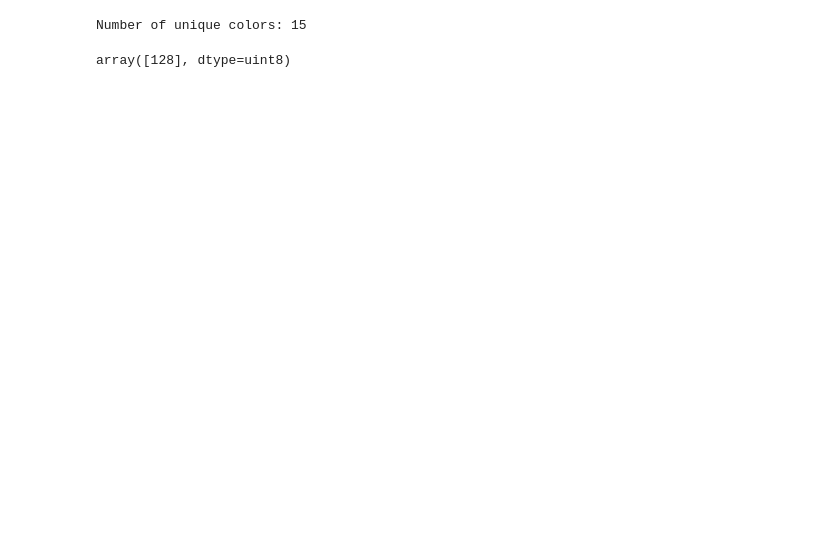
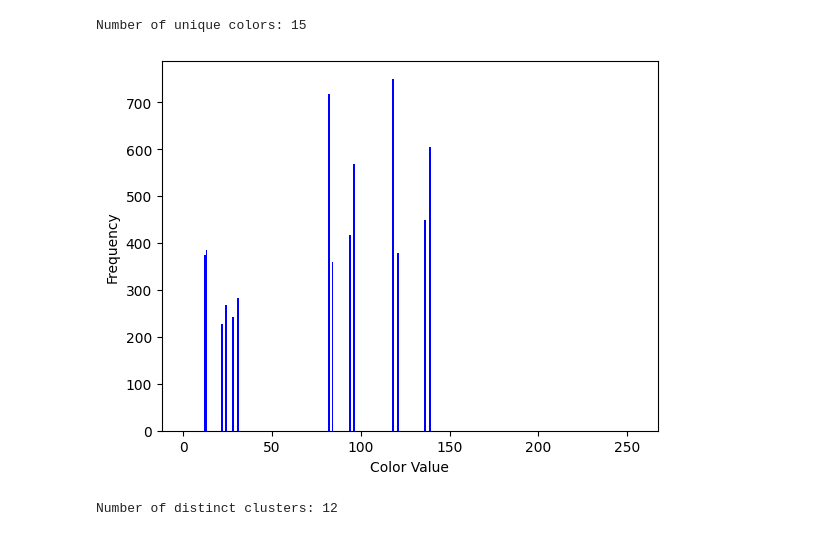
Before and after one commit to DeiricSean/FibreAnalysis, a Jupyter notebook: ImageCreation/temp_image_processing.ipynb, the cells around one changed output. Saved outputs shown, nothing was run; the diff lists cells and outputs as text; code cells hidden in the pictures; blank space fills up the shorter version.

```diff
--- a/ImageCreation/temp_image_processing.ipynb
+++ b/ImageCreation/temp_image_processing.ipynb
@@ -50,6 +66,29 @@ print(f"Number of unique colors: {num_unique_colors}")
 # %% [output]
 Number of unique colors: 15
-# %%
-obj_ids
-# %% [output]
-array([128], dtype=uint8)
+# %%
+colors = mask.flatten()
+histogram, bins = np.histogram(colors, bins=np.arange(1, 256))
+plt.bar(bins[:-1], histogram, width=1, color='blue')
+plt.xlabel('Color Value')
+plt.ylabel('Frequency')
+plt.show()
+# %% [output]
+[figure, added]
+# %%
+from sklearn.cluster import KMeans
+
+# Reshape the flattened color array to column vector
+X = colors.reshape(-1, 1)
+
+# Apply K-means clustering with the desired number of clusters
+kmeans = KMeans(n_clusters=12)
+kmeans.fit(X)
+
+# Get the cluster labels
+labels = kmeans.labels_
+
+# Get the number of distinct clusters
+num_clusters = len(np.unique(labels))
+print(f"Number of distinct clusters: {num_clusters}")
+# %% [output]
+Number of distinct clusters: 12
```
Also changed, not shown: parts of 4 cells of this notebook, 2 other files.
